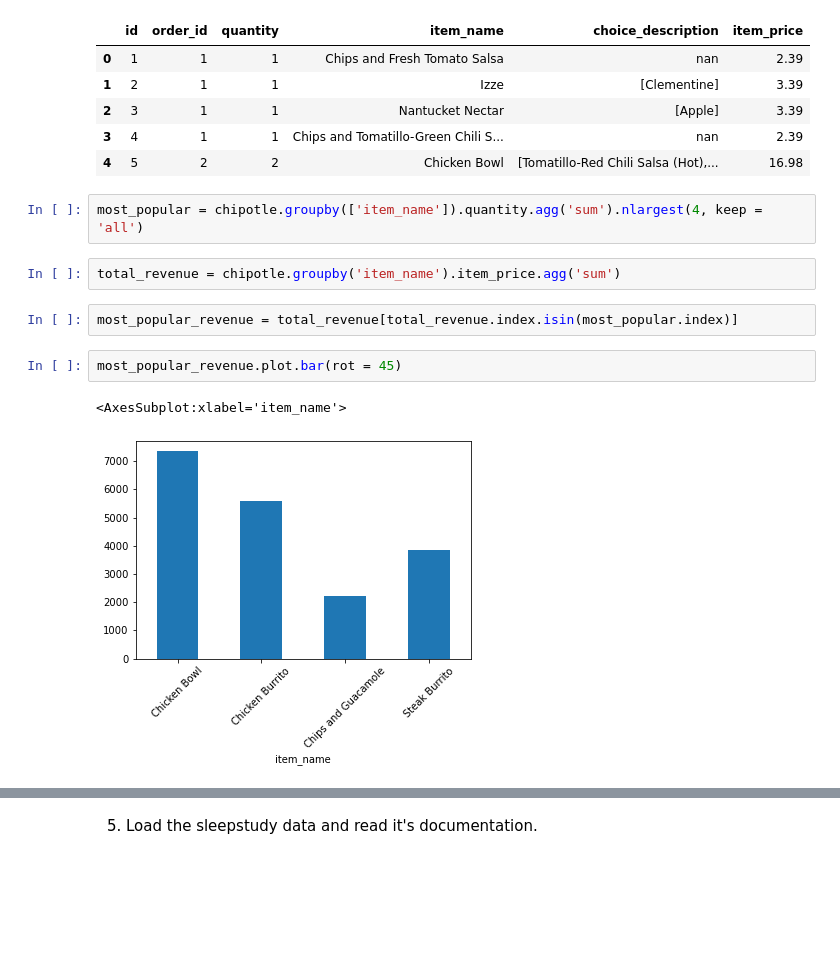
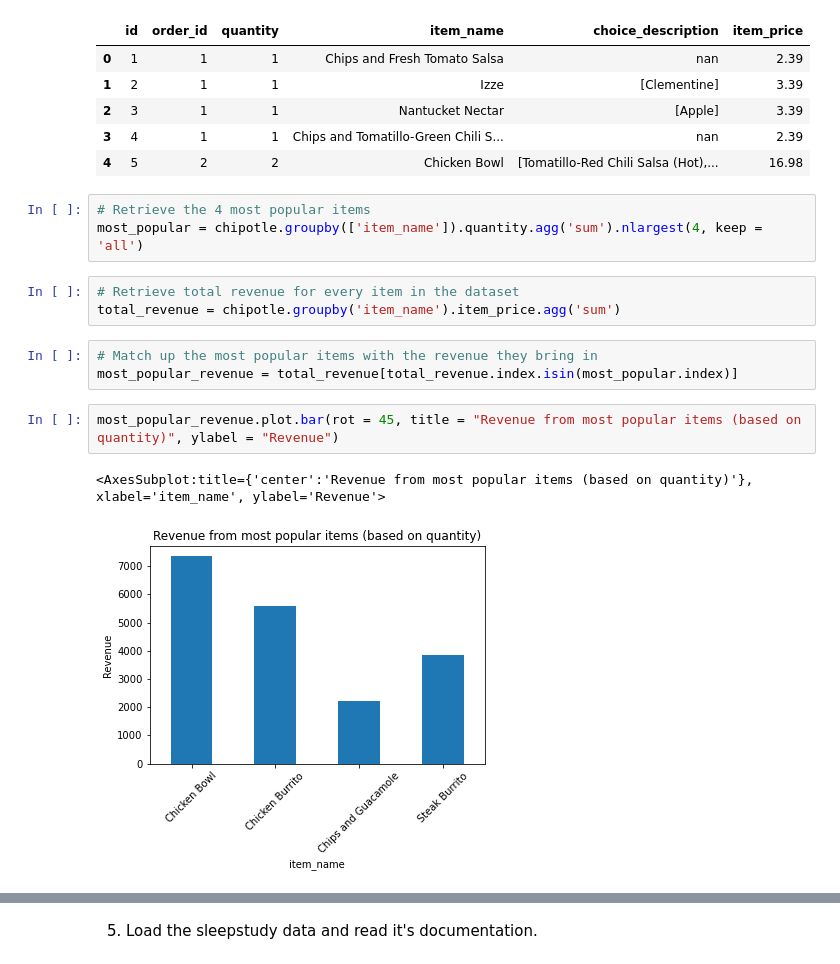
Before and after one commit to jesse-d-marder/numpy-pandas-visualization-exercises, a Jupyter notebook: seaborn_exercises.ipynb, the cells around one changed output, grey strips where cells are left out. Drawn from its saved outputs; the diff is of its cells as text; blank space fills up the shorter version.

```diff
--- a/seaborn_exercises.ipynb
+++ b/seaborn_exercises.ipynb
@@ -214,13 +226,16 @@ chipotle.head()
 | 3 | 4 | 1 | 1 | Chips and Tomatillo-Green Chili S... | nan | 2.39 |
 | 4 | 5 | 2 | 2 | Chicken Bowl | [Tomatillo-Red Chili Salsa (Hot),... | 16.98 |
 # %%
+# Retrieve the 4 most popular items
 most_popular = chipotle.groupby(['item_name']).quantity.agg('sum').nlargest(4, keep = 'all')
 # %%
+# Retrieve total revenue for every item in the dataset
 total_revenue = chipotle.groupby('item_name').item_price.agg('sum')
 # %%
+# Match up the most popular items with the revenue they bring in
 most_popular_revenue = total_revenue[total_revenue.index.isin(most_popular.index)]
 # %%
-most_popular_revenue.plot.bar(rot = 45)
+most_popular_revenue.plot.bar(rot = 45, title = "Revenue from most popular items (based on quantity)", ylabel = "Revenue")
 # %% [output]
-<AxesSubplot:xlabel='item_name'>
+<AxesSubplot:title={'center':'Revenue from most popular items (based on quantity)'}, xlabel='item_name', ylabel='Revenue'>
-[figure, old version]
+[figure, new version]
```
Also changed, not shown: parts of 10 cells of this notebook.
